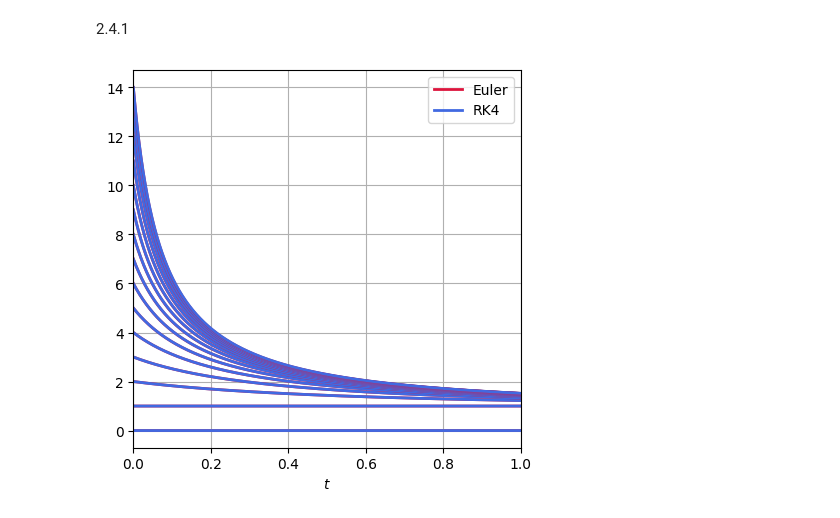
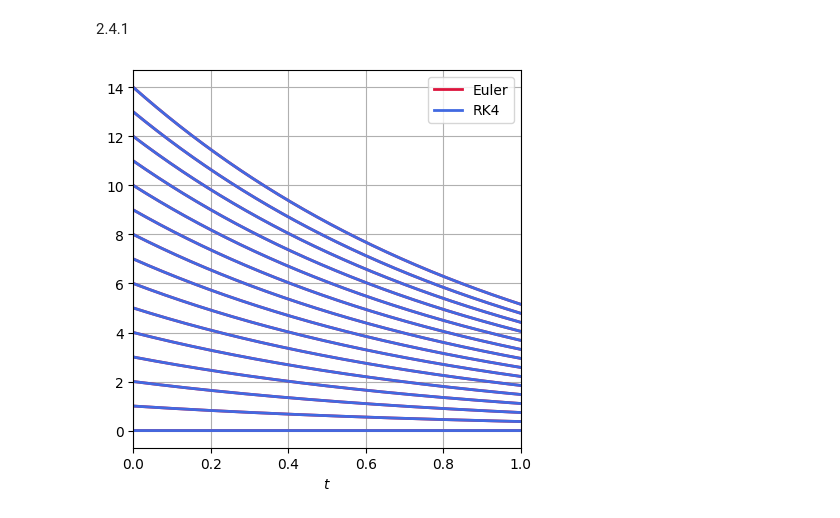
Before and after one commit to jssart99/M-S-2020-2, a Jupyter notebook: 2_4_1.ipynb, the cells around one changed output. Cells and saved outputs as stored; diff of their text form; code cells hidden in the pictures.

```diff
--- a/2_4_1.ipynb
+++ b/2_4_1.ipynb
@@ -49,32 +48,32 @@ def euler( func, h, ti, tf, x0, par ):
     return t, x
 # %%
 def sistema1(t, x, a):
-    x_dot = x*(1-x)
+    x_dot = -x
     return x_dot
 # %%
 a = 0.5
-h = 0.0008
+h = 0.0001
 ti = 0
 tf = 1
 x0 = 0
 
 plt.figure(figsize=(5, 5), dpi=100)
 for i in range(0,15,1):
     x0=i
     t1,x1 = euler( sistema1, h, ti, tf, x0 ,a )
     t2,x2 = rk4( sistema1, h, ti, tf, x0 ,a)
     if i==0:
       plt.plot( t1, x1, c = 'crimson', label = 'Euler', linewidth = 2)
       plt.plot( t2, x2, c = 'royalblue', label = 'RK4', linewidth = 2)
     else:
       plt.plot( t1, x1, c = 'crimson', linewidth = 2)
       plt.plot( t2, x2, c = 'royalblue', linewidth = 2)
 
 
 plt.xlim([0, tf])
 plt.xlabel(r'$t$')
 plt.grid()
 plt.legend(loc = 'best')
 plt.show()
 # %% [output]
-[figure, old version]
+[figure, new version]
```
Also changed, not shown: parts of 1 cell of this notebook.
